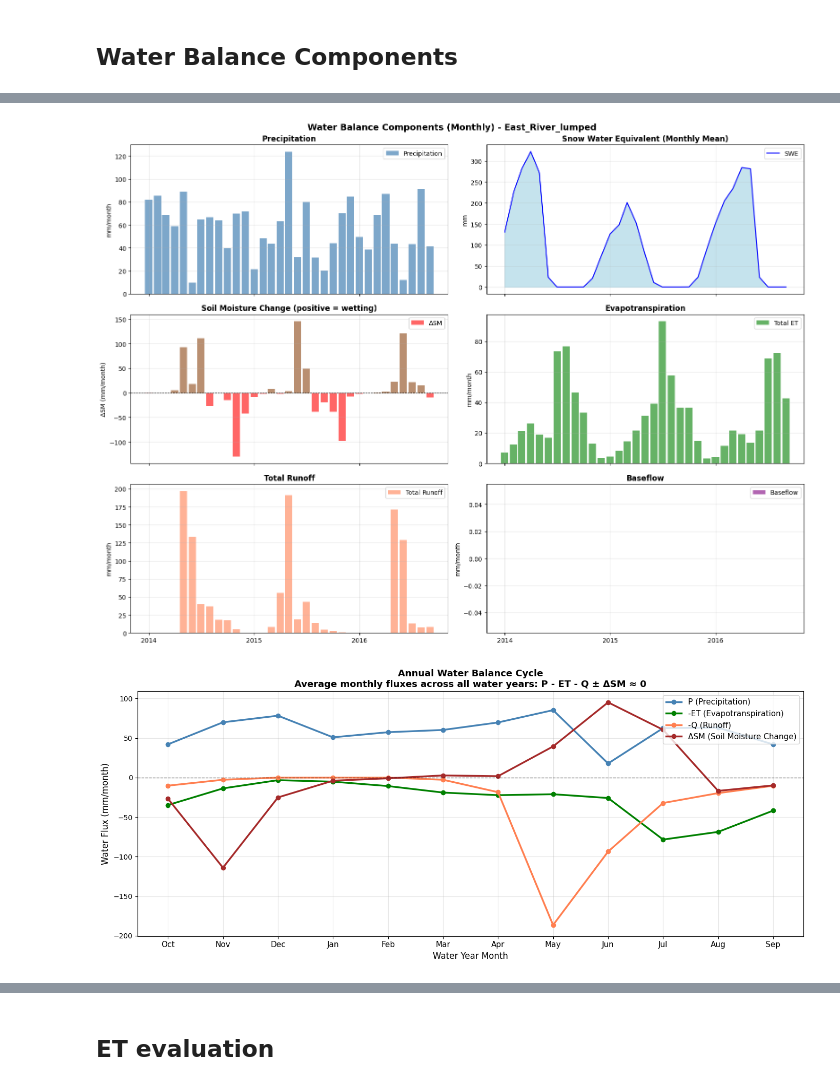
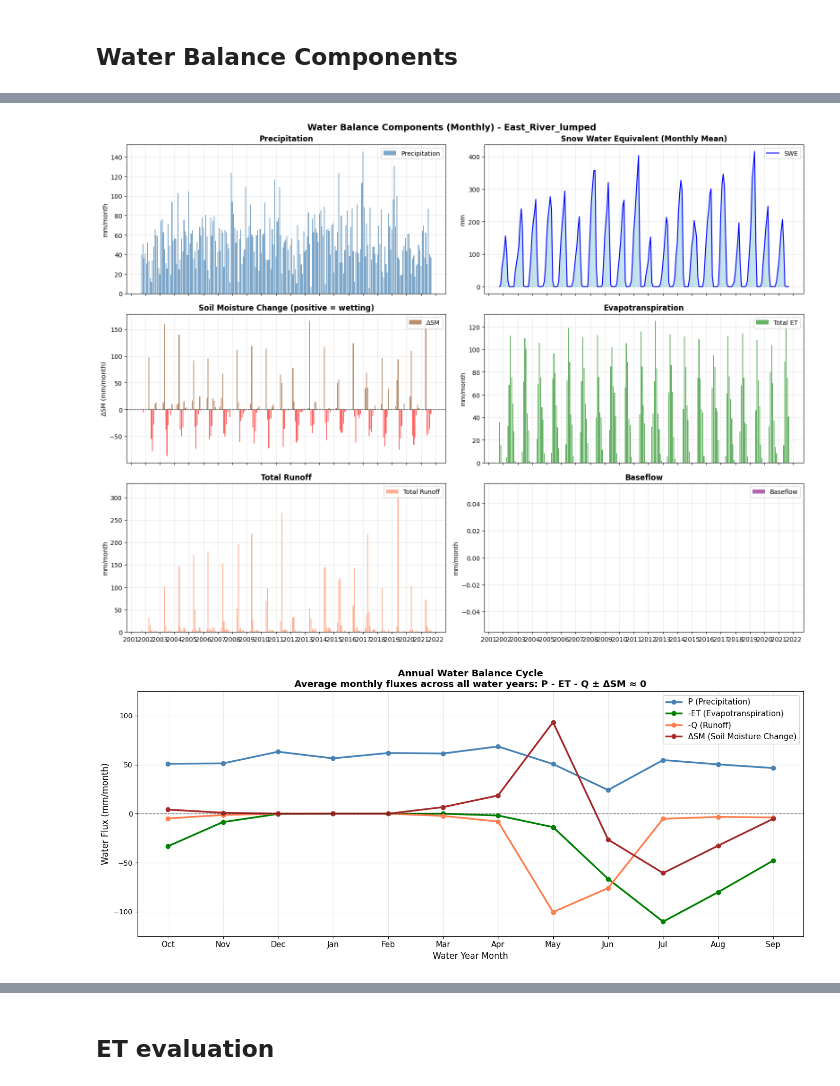
Before and after one commit to dlhogan97/CONFLUENCE-uwmtnhydro, a Jupyter notebook: ess-project/modeling/02_lumped/EastBasinLumped.ipynb, the cells around one changed output, grey strips where cells are left out. Cells and saved outputs as stored; diff of their text form; code cells hidden in the pictures.

```diff
--- a/ess-project/modeling/02_lumped/EastBasinLumped.ipynb
+++ b/ess-project/modeling/02_lumped/EastBasinLumped.ipynb
@@ -58,7 +58,7 @@ CONFLUENCE_CODE_DIR = confluence_path
 CONFLUENCE_DATA_DIR = Path('/scratch/dlhogan/ess-project-data/')
 
 # Load template configuration and customize for lumped modeling
-config_template_path = CONFLUENCE_CODE_DIR / 'ess-project' / '0_config_files' / 'config_East_River.yaml'
+config_template_path = CONFLUENCE_CODE_DIR / 'ess-project' / '0_config_files' / 'config_East_River_lumped.yaml'
 
 with open(config_template_path, 'r') as f:
     config_dict = yaml.safe_load(f)
@@ -1111,0 +1359,3 @@ NSE (post spin-up): -2.788
+# %%
+fig, ax = plt.subplots()
+df_routed.loc['2014-10-01':'2015-10-01'].plot(y=['routed_discharge', 'observed'], ax=ax, color=['red', 'blue'])
@@ -1112,12 +1365,10 @@ NSE (post spin-up): -2.788
 # %%
 # Load observed streamflow data
-project_dir = Path(config_dict['CONFLUENCE_DATA_DIR']) / f"domain_{config_dict['DOMAIN_NAME']}"
 obs_path = project_dir / "observations" / "streamflow" / "preprocessed" / f"{config_dict['DOMAIN_NAME']}_streamflow_processed.csv"
 obs_df = pd.read_csv(obs_path, parse_dates=['datetime'])
 obs_df.set_index('datetime', inplace=True)
 
 # Load simulated streamflow from mizuRoute
-summa_dir = project_dir / "simulations" / config_dict['EXPERIMENT_ID'] / "SUMMA"
 routing_dir = project_dir / "simulations" / config_dict['EXPERIMENT_ID'] / "mizuRoute"
 routing_files = list(routing_dir.glob("*.nc"))
 
@@ -1159,8 +1410,8 @@ print(f"   Evaluation period: {start_date} to {end_date}")
 print(f"   Duration: {(end_date - start_date).days} days")
 
 # Filter to common period and resample to daily
-obs_daily = obs_df['discharge_cms'].resample('D').mean().loc[start_date:end_date]
-sim_daily = sim_df.resample('D').mean().loc[start_date:end_date]
+obs_daily = obs_df['discharge_cms'].resample('MS').mean().loc[start_date:end_date]
+sim_daily = sim_df.resample('MS').mean().loc[start_date:end_date]
 
 # Ensure sim_daily is a Series (in case it's a DataFrame with one column)
 if isinstance(sim_daily, pd.DataFrame):
@@ -1218,8 +1469,10 @@ print(f"   High flows (Q95): Obs={obs_q95:.1f}, Sim={sim_q95:.1f} m³/s")
 print(f"   Low flows (Q05): Obs={obs_q05:.1f}, Sim={sim_q05:.1f} m³/s")
 
 # Seasonal timing
-obs_monthly = obs_valid.groupby(obs_valid.index.month).mean()
-sim_monthly = sim_valid.groupby(sim_valid.index.month).mean()
+obs_monthly = obs_df['discharge_cms'].resample('MS').mean()
+sim_monthly = sim_df.resample('MS').mean()
+obs_monthly = obs_monthly.groupby(obs_monthly.index.month).mean()
+sim_monthly = sim_monthly.groupby(sim_monthly.index.month).mean()
 peak_month_obs = obs_monthly.idxmax()
 peak_month_sim = sim_monthly.idxmax()
 
@@ -1237,6 +1490,7 @@ ax1.plot(obs_valid.index, obs_valid.values, 'b-',
          label='USGS Observed', linewidth=1.5, alpha=0.8)
 ax1.plot(sim_valid.index, sim_valid.values, 'r-',
          label='SUMMA', linewidth=1.5, alpha=0.8)
+
 
 ax1.set_ylabel('Discharge (m³/s)', fontsize=11)
 ax1.set_title('Streamflow Time Series', fontweight='bold')
@@ -1328,8 +1574,8 @@ import matplotlib.dates as mdates
 # Load SUMMA output for water balance analysis
 summa_file = list(summa_dir.glob("*.nc"))
 if summa_file:
-    ds_wb = xr.open_dataset(summa_file[1])
-    ds_wb = ds_wb.sel(time=slice('2014-01-01', '2022-09-30'))  # Focus on common period
+    ds_wb = xr.open_dataset(summa_file[0])
+    ds_wb = ds_wb.sel(time=slice('2001-10-01', '2022-09-30'))  # Focus on common period
 
     # Extract time and convert to pandas datetime
     time_wb = pd.to_datetime(ds_wb['time'].values)
@@ -1356,16 +1602,17 @@ if summa_file:
 
     # 3. Soil Moisture Change (Delta SM in mm/month)
     if 'scalarTotalSoilLiq' in ds_wb:
-        soil_liq = ds_wb['scalarTotalSoilLiq'].values.squeeze()  # kg/m2 = mm
-        soil_daily = pd.Series(soil_liq, index=time_wb)
-        # Calculate monthly change: SM_end - SM_start for each month
-        monthly_delta_sm = soil_daily.resample('MS').last() - soil_daily.resample('MS').first()
+        soil_total = (ds_wb['scalarTotalSoilLiq'] +
+              ds_wb['scalarTotalSoilIce']).values.squeeze()
+        soil_series = pd.Series(soil_total, index=time_wb)
+        # Monthly ΔS: last value of month minus last value of prior month
+        monthly_delta_sm = soil_series.resample('MS').last().diff()
 
     # 4. Evapotranspiration (convert from W/m2 to mm/month)
     latent_heat_vap = 2.45e6  # J/kg
-    if 'scalarLatHeatTotal' in ds_wb:
-        et_wm2 = ds_wb['scalarLatHeatTotal'].values.squeeze()  # W m-2
-        et_mm_day = et_wm2 * 86400 / 24 / latent_heat_vap
+    if 'scalarTotalET' in ds_wb:
+        et_wm2 = ds_wb['scalarTotalET'].values.squeeze()  # W m-2
+        et_mm_day = et_wm2 * 86400 / 24
         et_daily = pd.Series(et_mm_day, index=time_wb)
         monthly_et = et_daily.resample('MS').sum()  # Monthly total
 
@@ -1502,6 +1749,7 @@ if summa_file:
                 color='brown', linewidth=2.5, markersize=6)
 
     ax.axhline(0, color='black', linewidth=1, linestyle='--', alpha=0.5)
+    ax.set_ylim(-125,125)
     ax.set_xticks(range(12))
     ax.set_xticklabels(wy_labels, fontsize=11)
     ax.set_ylabel('Water Flux (mm/month)', fontsize=12)
@@ -1516,48 +1764,53 @@ if summa_file:
 
     # =============================================================================
     # ANNUAL WATER BALANCE SUMMARY
     # =============================================================================
 
     print("\n" + "=" * 80)
     print("ANNUAL WATER BALANCE SUMMARY (mm/year)")
     print("=" * 80)
 
-    # Calculate annual totals
+    # Calculate water year totals
     annual_summary = []
-    years = monthly_precip.index.year.unique()
-    for year in years:
-        year_mask = monthly_precip.index.year == year
-        annual = {
-            'Year': year,
-            'P (mm)': monthly_precip[year_mask].sum() if monthly_precip is not None else np.nan,
-            'ET (mm)': monthly_et[year_mask].sum() if monthly_et is not None else np.nan,
-            'Q (mm)': monthly_runoff[year_mask].sum() if monthly_runoff is not None else np.nan,
-            'ΔSM (mm)': monthly_delta_sm[year_mask].sum() if monthly_delta_sm is not None else np.nan,
-            'Peak SWE (mm)': monthly_swe[year_mask].max() if monthly_swe is not None else np.nan,
-        }
-        annual_summary.append(annual)
+    water_years = range(2002, 2021)
+
+    for year in water_years:
+        wy_start = f'{year-1}-10-01'
+        wy_end = f'{year}-09-30'
+        annual_p = monthly_precip.loc[wy_start:wy_end].sum() if monthly_precip is not None else np.nan
+        annual_et = monthly_et.loc[wy_start:wy_end].sum() if monthly_et is not None else np.nan
+        annual_q = monthly_runoff.loc[wy_start:wy_end].sum() if monthly_runoff is not None else np.nan
+        annual_delta_sm = monthly_delta_sm.loc[wy_start:wy_end].sum() if monthly_delta_sm is not None else np.nan
+        annual_summary.append({
+            'Water Year': f"WY{year}",
+            'P (mm)': annual_p,
+            'ET (mm)': annual_et,
+            'Q (mm)': annual_q,
+            'ΔSM (mm)': annual_delta_sm
+        })
+
 
     annual_df = pd.DataFrame(annual_summary)
     print(annual_df.to_string(index=False))
 
     # Water balance closure
     print("\n" + "-" * 80)
     print(f"Mean Annual P:   {annual_df['P (mm)'].mean():7.1f} mm")
     print(f"Mean Annual ET:  {annual_df['ET (mm)'].mean():7.1f} mm")
     print(f"Mean Annual Q:   {annual_df['Q (mm)'].mean():7.1f} mm")
     print(f"Mean Annual ΔSM: {annual_df['ΔSM (mm)'].mean():7.1f} mm")
 
     # Closure check
     imbalance = annual_df['P (mm)'].mean() + annual_df['ET (mm)'].mean() - annual_df['Q (mm)'].mean() - annual_df['ΔSM (mm)'].mean()
     print(f"\nWater Balance Closure: P - ET - Q - ΔSM = {imbalance:.1f} mm/year")
     print("(Residual represents other storage changes: SWE, aquifer, canopy, etc.)")
 
     ds_wb.close()
 else:
     print("No SUMMA output file found!")
 # %% [output]
-[figure, old version]
+[figure, new version]
-[figure, old version]
+[figure, new version]
 ================================================================================
 ANNUAL WATER BALANCE SUMMARY (mm/year)
 ================================================================================
```
Also changed, not shown: parts of 22 cells of this notebook, 57 other files.
